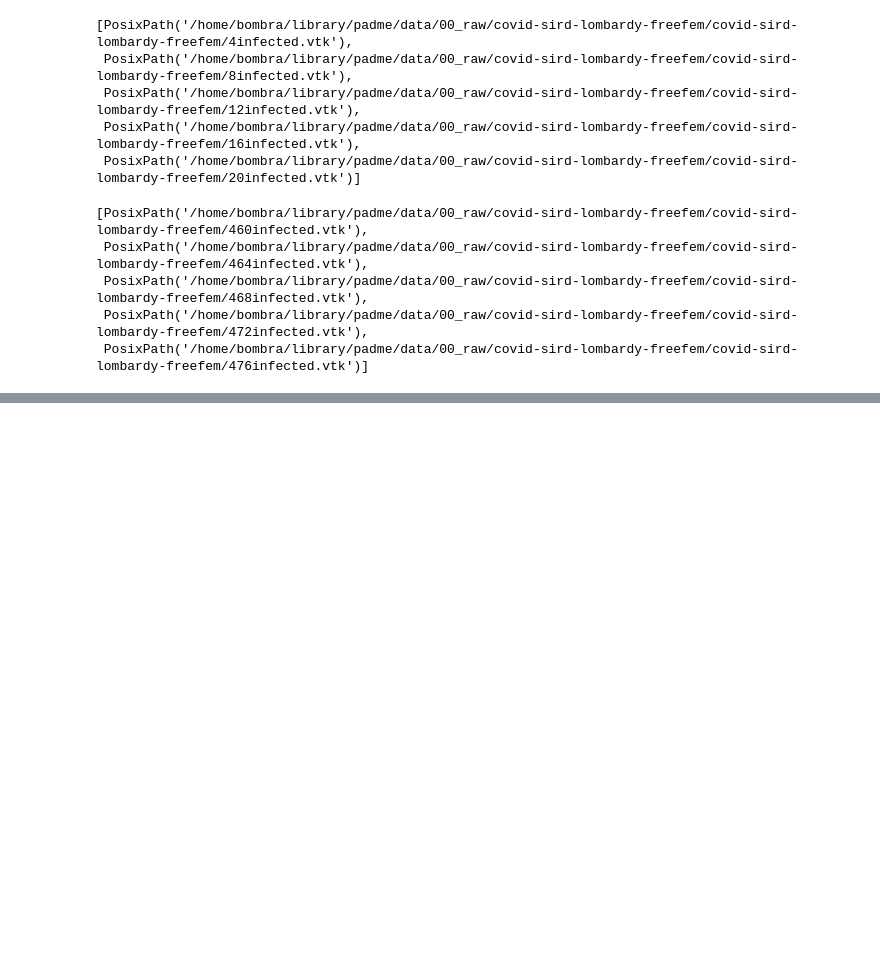
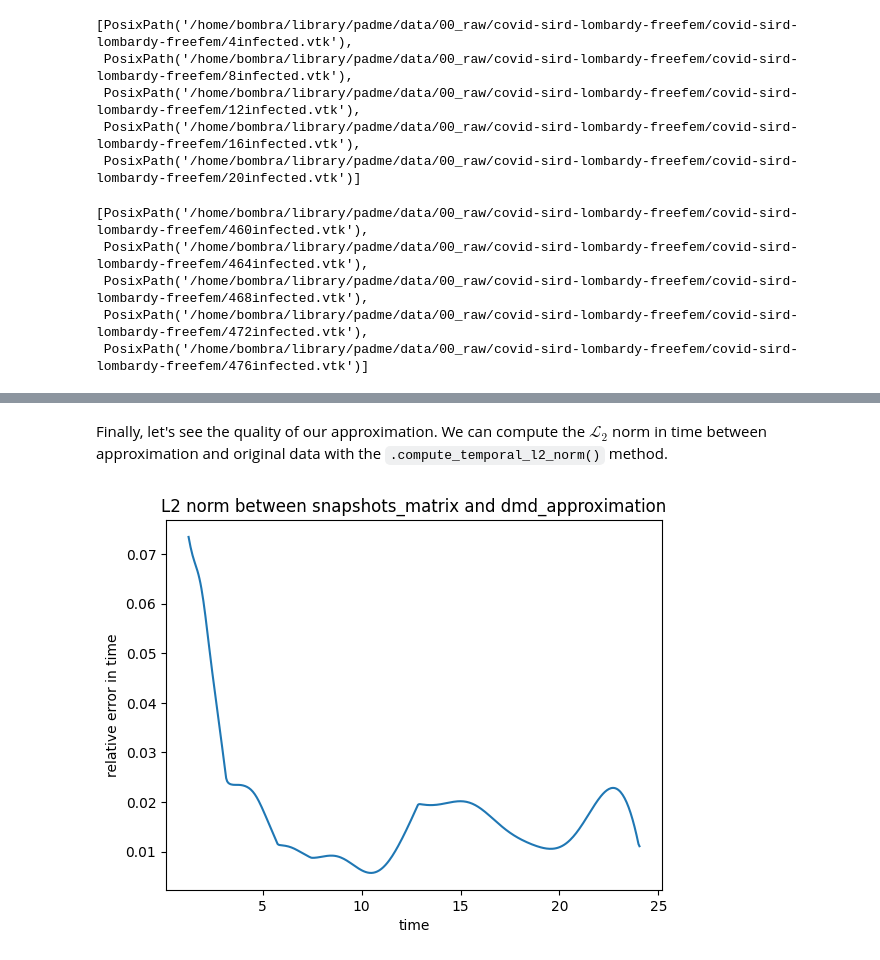
Before and after one commit to gf-barros/PADMe, a Jupyter notebook: notebooks/workspace/00_basic_usage.ipynb, the cells around one changed output, grey strips where cells are left out. Cells and saved outputs as stored; diff of their text form; code cells hidden in the pictures; blank space fills up the shorter version.

```diff
--- a/notebooks/workspace/00_basic_usage.ipynb
+++ b/notebooks/workspace/00_basic_usage.ipynb
@@ -194,2 +257,6 @@ dmd.dmd_approximation.keys()
+# %% [markdown]
+Finally, let's see the quality of our approximation. We can compute the $\mathcal{L}_2$ norm in time between approximation and original data with the `.compute_temporal_l2_norm()` method.
 # %%
-dmd_visualizer.compute_temporal_l2_norm("plotly")
+dmd_visualizer.compute_temporal_l2_norm("seaborn")
+# %% [output]
+[figure, added]
```
Also changed, not shown: parts of 34 cells of this notebook.
